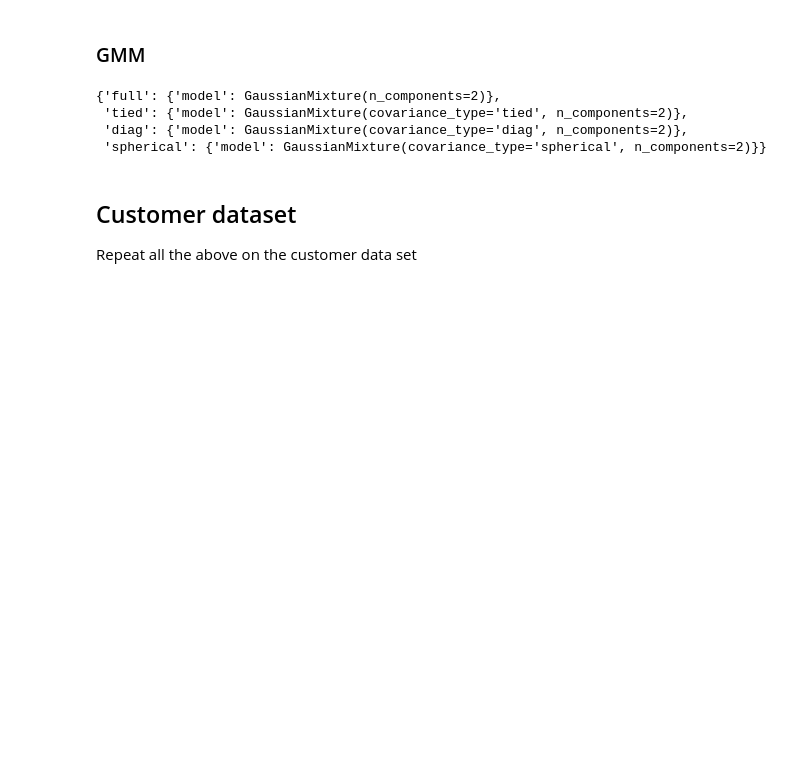
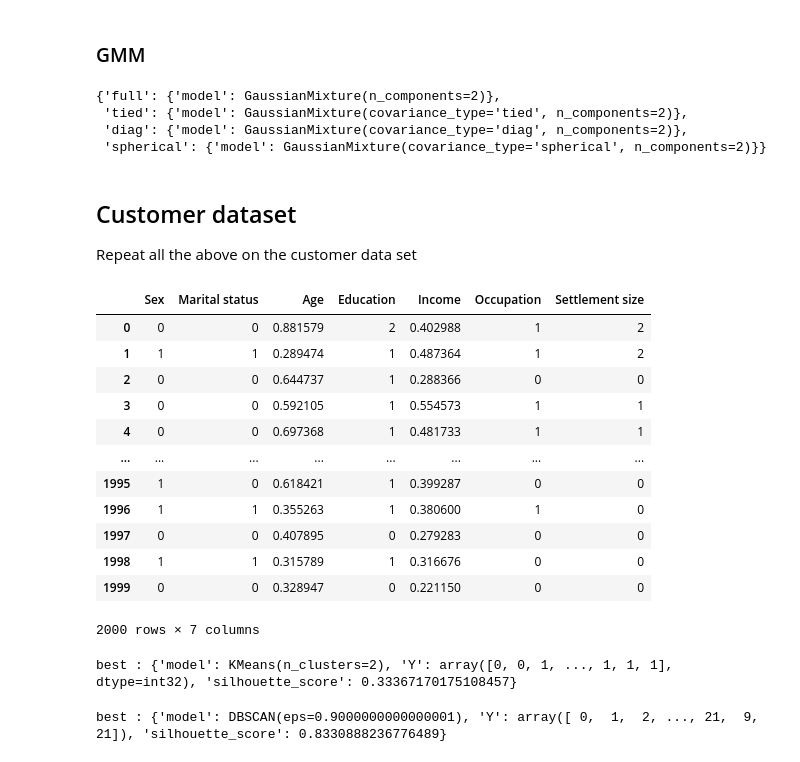
Before and after one commit to ahmednadr/guc-clustering-notebook, a Jupyter notebook: Clustering Project.ipynb, the cells around one changed output. Drawn from its saved outputs; the diff is of its cells as text; code cells hidden in the pictures; blank space fills up the shorter version.

Commit message:
customer dataset cleaning and dbscan

```diff
--- a/Clustering Project.ipynb
+++ b/Clustering Project.ipynb
@@ -351,3 +352,34 @@ gm(iris_data)
 # %% [markdown]
 ## Customer dataset
 Repeat all the above on the customer data set
+# %%
+import pandas as pd
+
+customer = pd.read_csv("./Customer data.csv",index_col="ID")
+customer.reset_index(drop=True, inplace=True)
+customer['Income'] = MaxAbsScaler().fit_transform(customer['Income'].values.reshape(-1, 1))
+customer['Age'] = MaxAbsScaler().fit_transform(customer['Age'].values.reshape(-1, 1))
+# %%
+customer
+# %% [output]
+|  | Sex | Marital status | Age | Education | Income | Occupation | Settlement size |
+| 0 | 0 | 0 | 0.881579 | 2 | 0.402988 | 1 | 2 |
+| 1 | 1 | 1 | 0.289474 | 1 | 0.487364 | 1 | 2 |
+| 2 | 0 | 0 | 0.644737 | 1 | 0.288366 | 0 | 0 |
+| 3 | 0 | 0 | 0.592105 | 1 | 0.554573 | 1 | 1 |
+| 4 | 0 | 0 | 0.697368 | 1 | 0.481733 | 1 | 1 |
+| ... | ... | ... | ... | ... | ... | ... | ... |
+| 1995 | 1 | 0 | 0.618421 | 1 | 0.399287 | 0 | 0 |
+| 1996 | 1 | 1 | 0.355263 | 1 | 0.380600 | 1 | 0 |
+| 1997 | 0 | 0 | 0.407895 | 0 | 0.279283 | 0 | 0 |
+| 1998 | 1 | 1 | 0.315789 | 1 | 0.316676 | 0 | 0 |
+| 1999 | 0 | 0 | 0.328947 | 0 | 0.221150 | 0 | 0 |
+2000 rows × 7 columns
+# %%
+r_k = kmeans(customer)
+# %% [output]
+best : {'model': KMeans(n_clusters=2), 'Y': array([0, 0, 1, ..., 1, 1, 1], dtype=int32), 'silhouette_score': 0.33367170175108457}
+# %%
+r_db = dbscan(customer)
+# %% [output]
+best : {'model': DBSCAN(eps=0.9000000000000001), 'Y': array([ 0,  1,  2, ..., 21,  9, 21]), 'silhouette_score': 0.8330888236776489}
```
Also changed, not shown: parts of 5 cells of this notebook.
